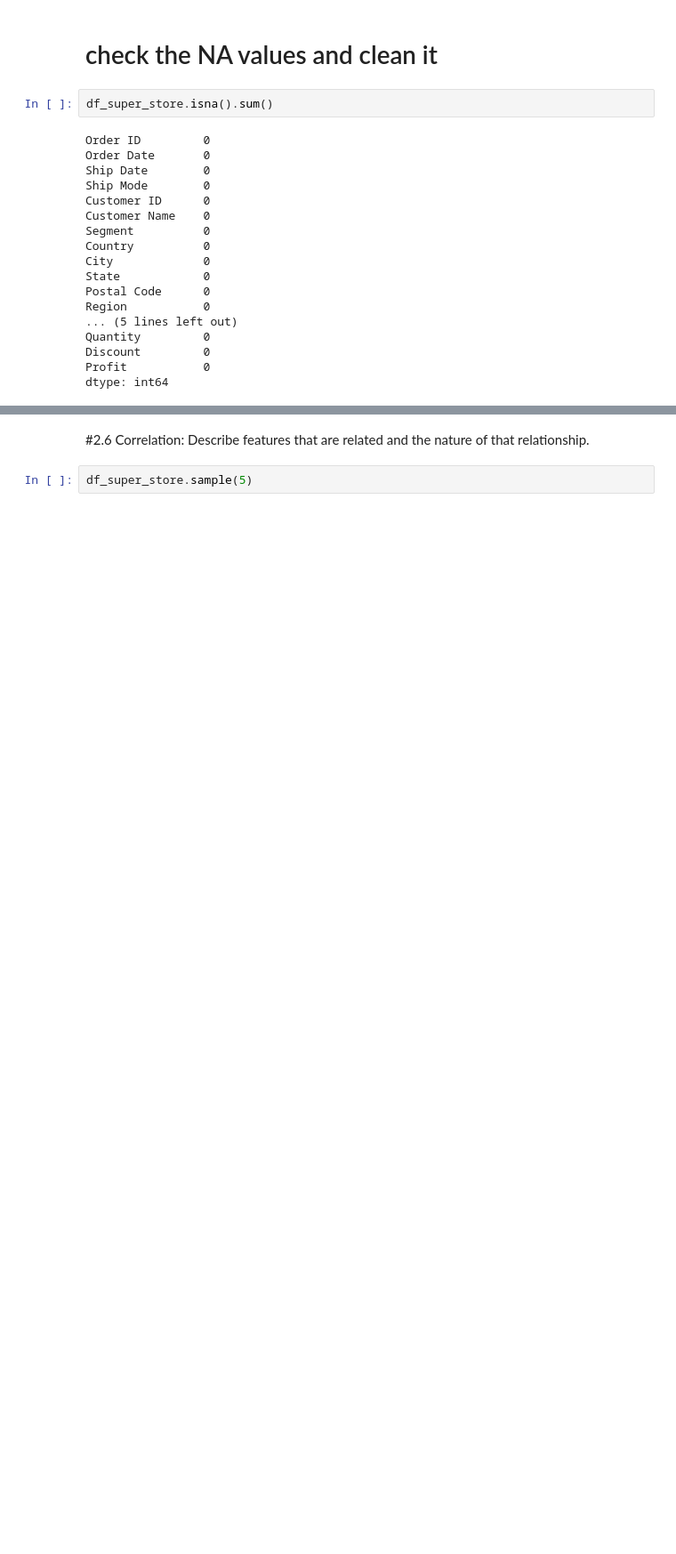
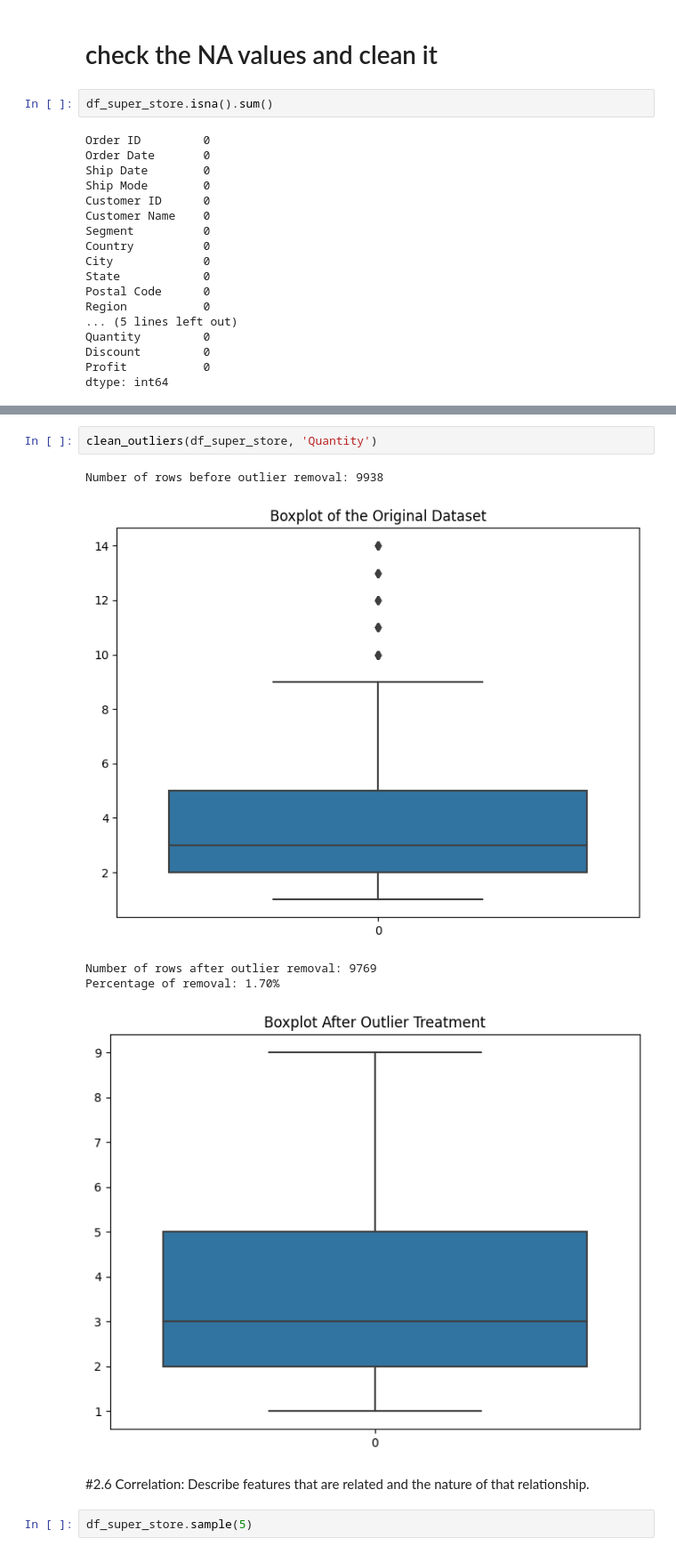
Before and after one commit to engmohamedsalah/AIMaster-Training, a Jupyter notebook: Building_an_AI_based_Application.ipynb, the cells around one changed output, grey strips where cells are left out. Shown: that part at 89% size. Saved outputs shown, nothing was run; the diff lists cells and outputs as text; blank space fills up the shorter version.

```diff
--- a/Building_an_AI_based_Application.ipynb
+++ b/Building_an_AI_based_Application.ipynb
@@ -287,3 +349,11 @@ dtype: int64
+# %%
+clean_outliers(df_super_store, 'Quantity')
+# %% [output]
+Number of rows before outlier removal: 9938
+[figure, added]
+Number of rows after outlier removal: 9769
+Percentage of removal: 1.70%
+[figure, added]
 # %% [markdown]
 #2.6 Correlation: Describe features that are related and the nature of that relationship.
 # %%
```
Also changed, not shown: parts of 8 cells of this notebook.
